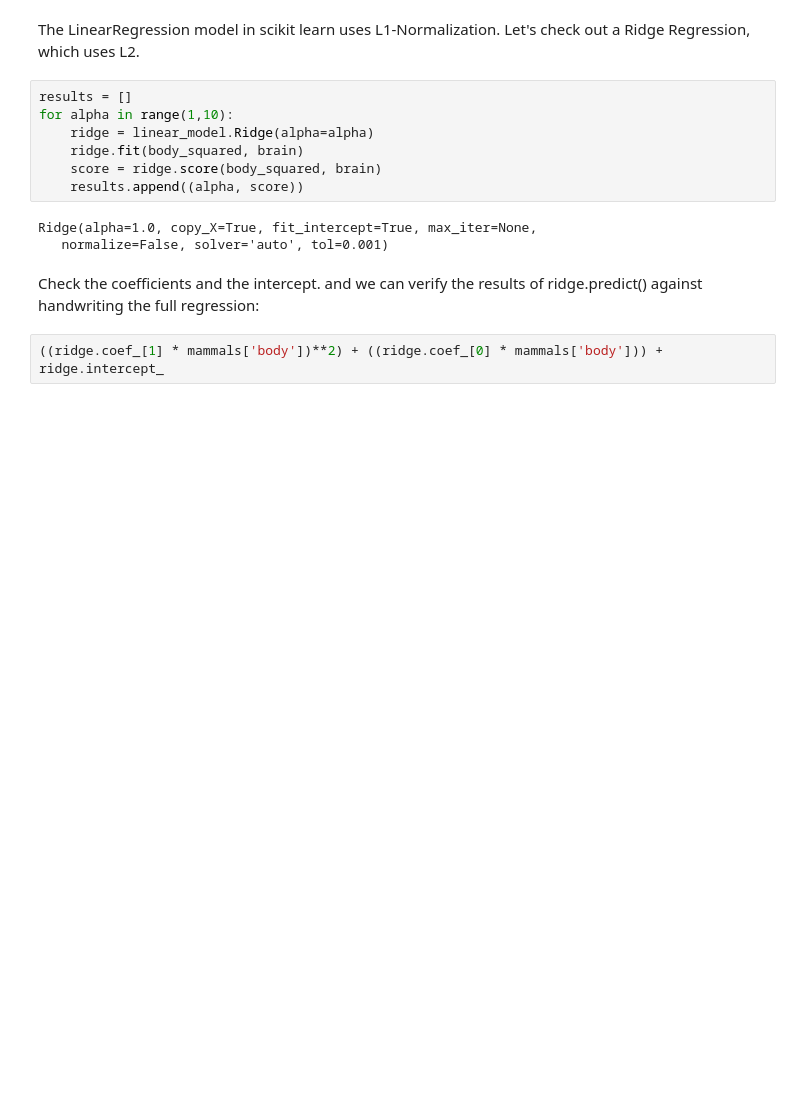
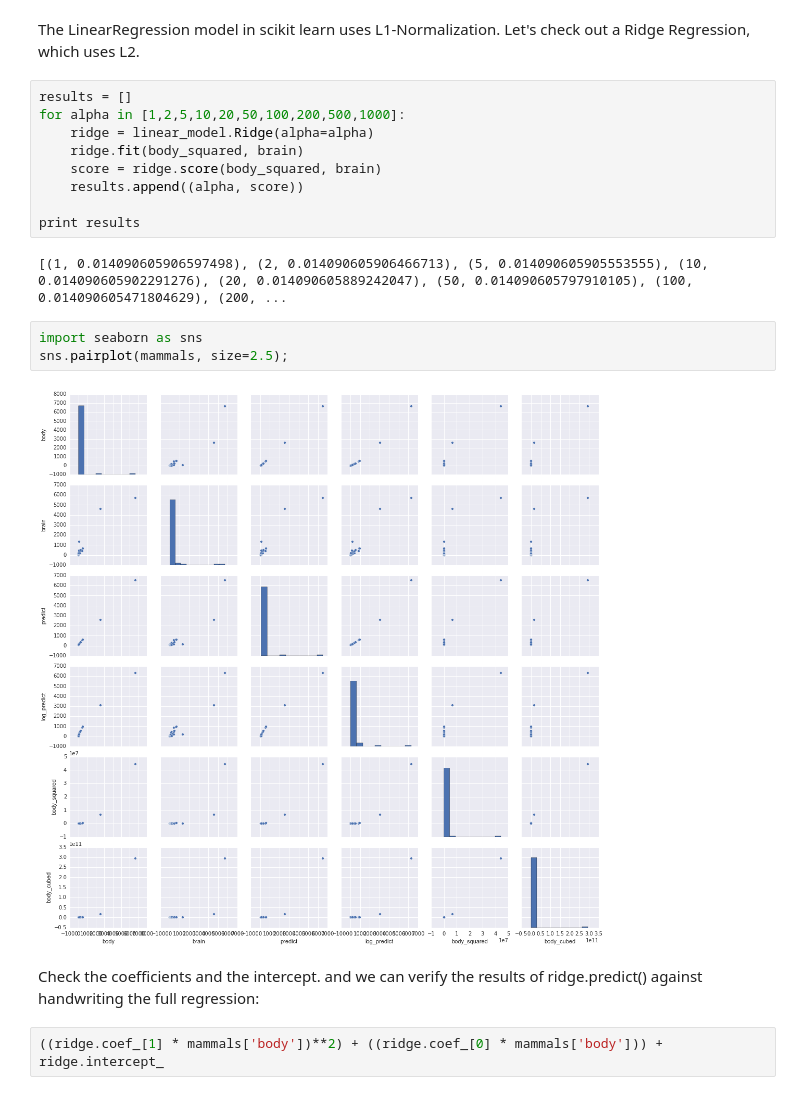
Before and after one commit to kinsenlee/DS_HK_5, a Jupyter notebook: notebooks/06 - Polynomial Regression.ipynb, the cells around one changed output. Drawn from its saved outputs; the diff is of its cells as text; blank space fills up the shorter version.

```diff
--- a/notebooks/06 - Polynomial Regression.ipynb
+++ b/notebooks/06 - Polynomial Regression.ipynb
@@ -473,14 +486,20 @@ body_squared = [ [x, y] for x,y in zip(mammals['body'].values, (mammals['body'].
 The LinearRegression model in scikit learn uses L1-Normalization. Let's check out a Ridge Regression, which uses L2.
 # %%
 results = []
-for alpha in range(1,10):
+for alpha in [1,2,5,10,20,50,100,200,500,1000]:
     ridge = linear_model.Ridge(alpha=alpha)
     ridge.fit(body_squared, brain)
     score = ridge.score(body_squared, brain)
     results.append((alpha, score))
+
+print results
 # %% [output]
-Ridge(alpha=1.0, copy_X=True, fit_intercept=True, max_iter=None,
-   normalize=False, solver='auto', tol=0.001)
+[(1, 0.014090605906597498), (2, 0.014090605906466713), (5, 0.014090605905553555), (10, 0.014090605902291276), (20, 0.014090605889242047), (50, 0.014090605797910105), (100, 0.014090605471804629), (200, ...
+# %%
+import seaborn as sns
+sns.pairplot(mammals, size=2.5);
+# %% [output]
+[figure, added]
 # %% [markdown]
 Check the coefficients and the intercept. and we can verify the results of ridge.predict() against handwriting the full regression:
 # %%
```
Also changed, not shown: parts of 13 cells of this notebook, 2 other files.
